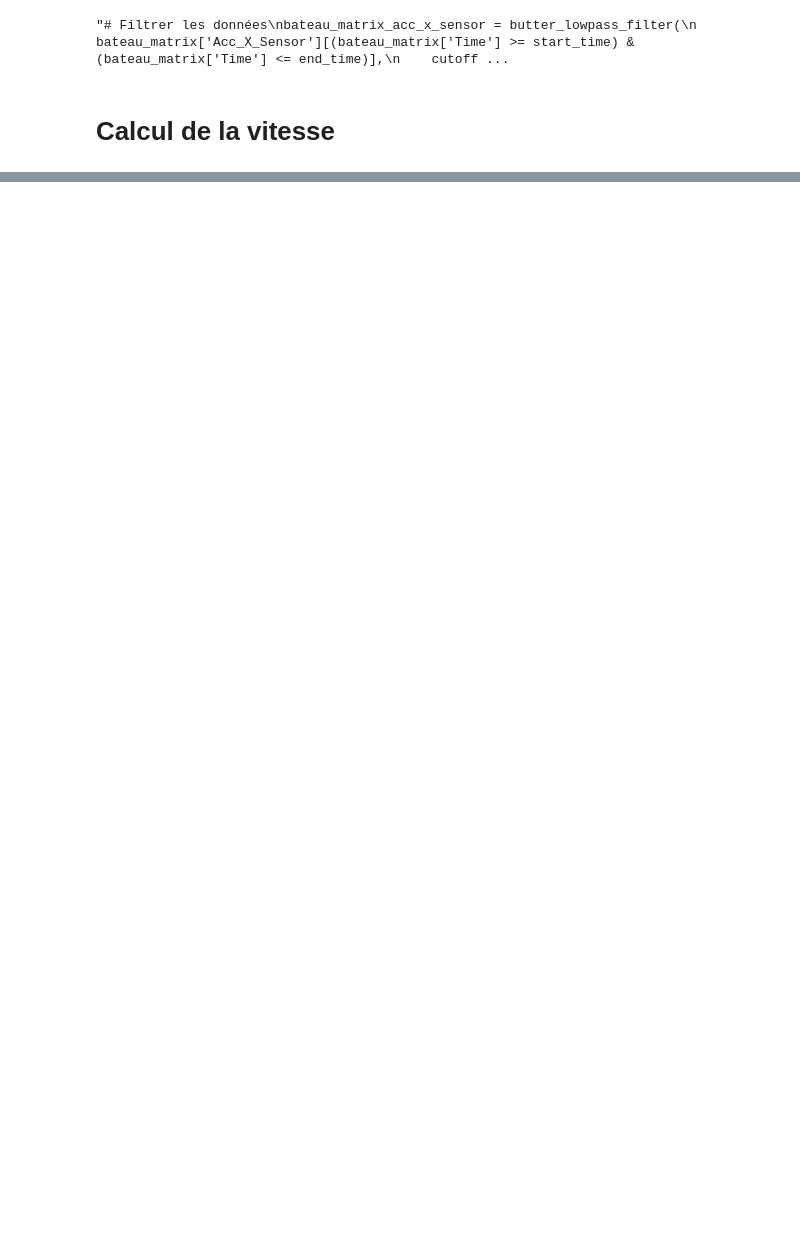
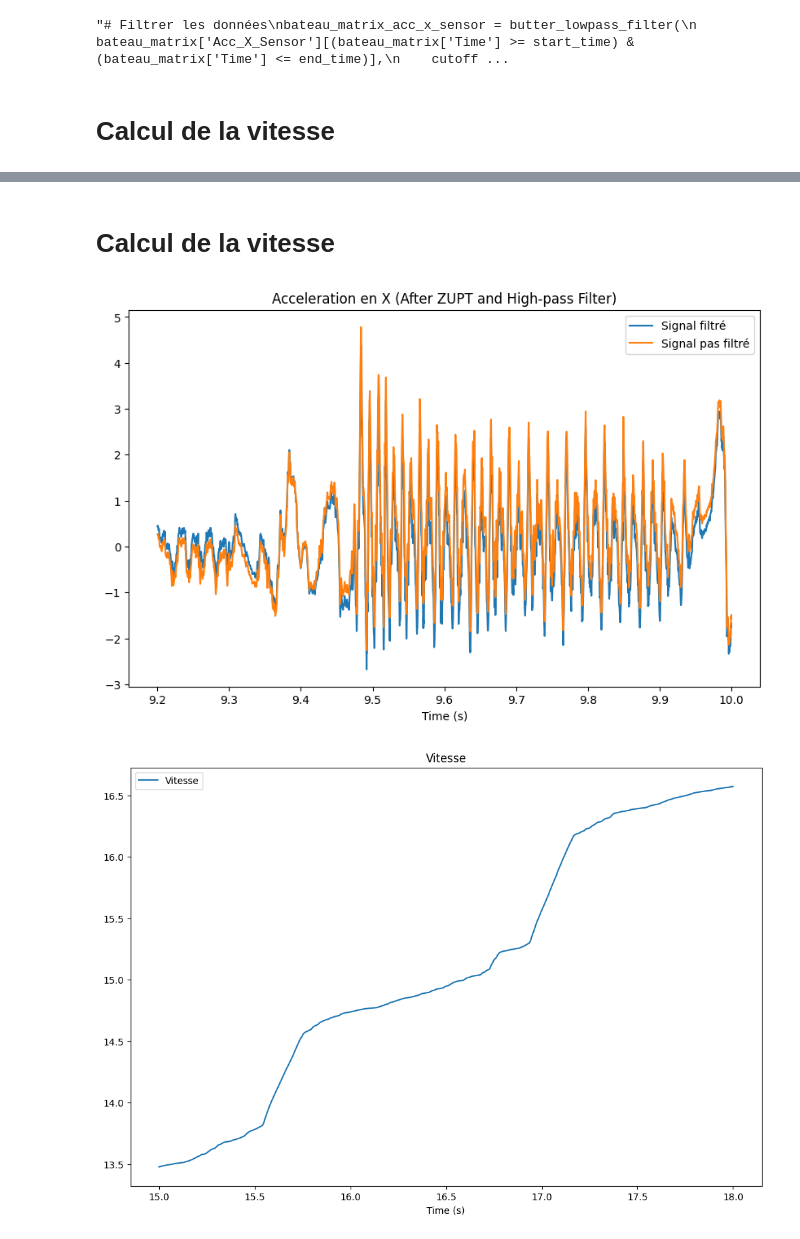
Before and after one commit to Anthoplc/kayak, a Jupyter notebook: src/analyse_data.ipynb, the cells around one changed output, grey strips where cells are left out. Drawn from its saved outputs; the diff is of its cells as text; code cells hidden in the pictures; blank space fills up the shorter version.

```diff
--- a/src/analyse_data.ipynb
+++ b/src/analyse_data.ipynb
@@ -590,0 +516,62 @@ Vitesse moyenne : 5.5939376972275685 km/h
+# %% [markdown]
+# Calcul de la vitesse
+# %%
+#def calculate_velocity_with_zupt(data, threshold=0.1):
+    # Détection des instants où la vitesse est proche de zéro (ZUPT)
+#    data['norme_acc'] = np.sqrt(data['Acc_X_Sensor']**2 + data['Acc_Y_Sensor']**2 + data['Acc_Z_Sensor']**2)
+#    data['vitesse'] = data['norme_acc'].cumsum() * (data['Time'][1] - data['Time'][0])
+#    zero_velocity_indices = data[data['vitesse'] < threshold].index
+
+    # Réinitialisation de la vitesse à zéro à ces instants
+#    data.loc[zero_velocity_indices, 'vitesse'] = 0.0
+
+    # Supprimer la colonne temporaire 'vitesse'
+#    data.drop('vitesse', axis=1, inplace=True)
+
+    # Réintégration numérique avec les réinitialisations ZUPT prises en compte
+#    data['vitesse'] = data['norme_acc'].cumsum() * (data['Time'][1] - data['Time'][0])
+
+#calculate_velocity_with_zupt(bateau)
+
+# Intégration numérique pour calculer la vitesse
+def calculate_velocity(data):
+   # Intégration numérique de l'accélération pour obtenir la vitesse
+    data['norme_acc'] = np.sqrt(data['Acc_X_Sensor']**2 + data['Acc_Y_Sensor']**2 + data['Acc_Z_Sensor']**2)
+    data['vitesse'] = data['norme_acc'].cumsum() * (data['Time'][1] - data['Time'][0])
+
+# Appel de la fonction pour calculer la vitesse
+calculate_velocity(bateau)
+
+start_time = 15
+end_time = 18
+
+bateau_interval_filtre_vitesse = bateau[(bateau['Time'] >= start_time) & (bateau['Time'] <= end_time)].reset_index(drop=True)
+
+# Visualisation des résultats
+plt.figure(figsize=(10, 6))
+plt.plot(bateau_interval_filtre['Time'], bateau_interval_filtre['Acc_X_Sensor'], label='Signal filtré')
+plt.plot(bateau_interval['Time'], bateau_interval['Acc_X_Sensor'], label='Signal pas filtré')
+plt.xlabel('Time (s)')
+plt.legend()
+plt.title('Acceleration en X (After ZUPT and High-pass Filter)')
+plt.show()
+
+# Visualisation des résultats
+plt.figure(figsize=(12, 8))
+
+# Plot de l'accélération corrigée
+#plt.subplot(2, 1, 1)
+#bateau['Acc_X_Sensor'].plot(label='Acceleration_X', alpha=0.5)
+#plt.legend()
+#plt.title('Acceleration (After ZUPT, High-pass Filter, and Wavelet Analysis)')
+
+# Plot de la vitesse calculée
+#plt.subplot(2, 1, 2)
+plt.plot(bateau_interval_filtre_vitesse['Time'], bateau_interval_filtre_vitesse['vitesse'], label='Vitesse')
+plt.xlabel('Time (s)')
+plt.legend()
+plt.title('Vitesse')
+plt.show()
+# %% [output]
+[figure, added]
+[figure, added]
```
Also changed, not shown: parts of 17 cells of this notebook.
